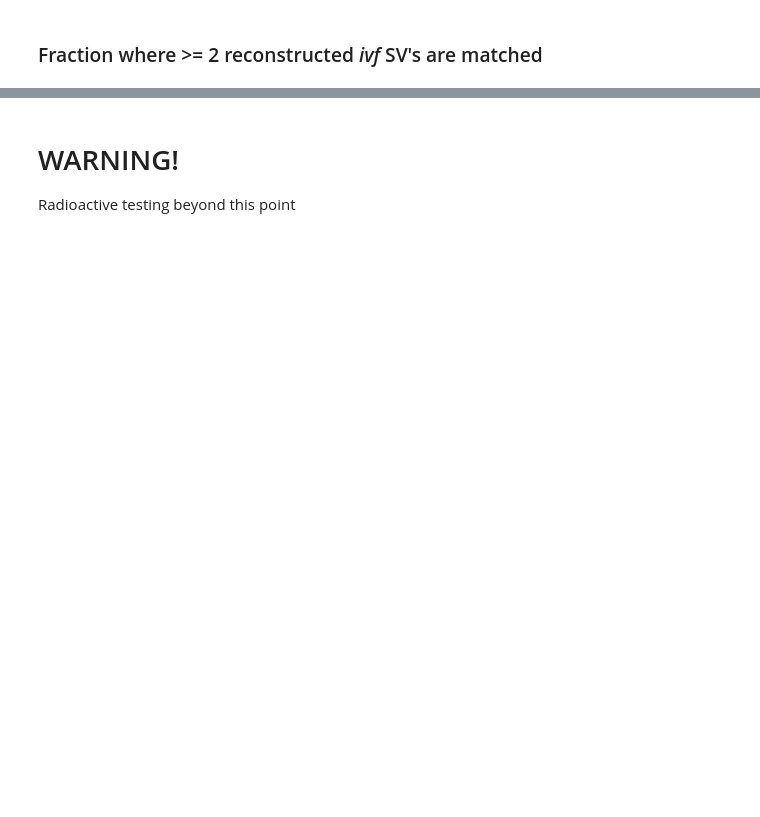
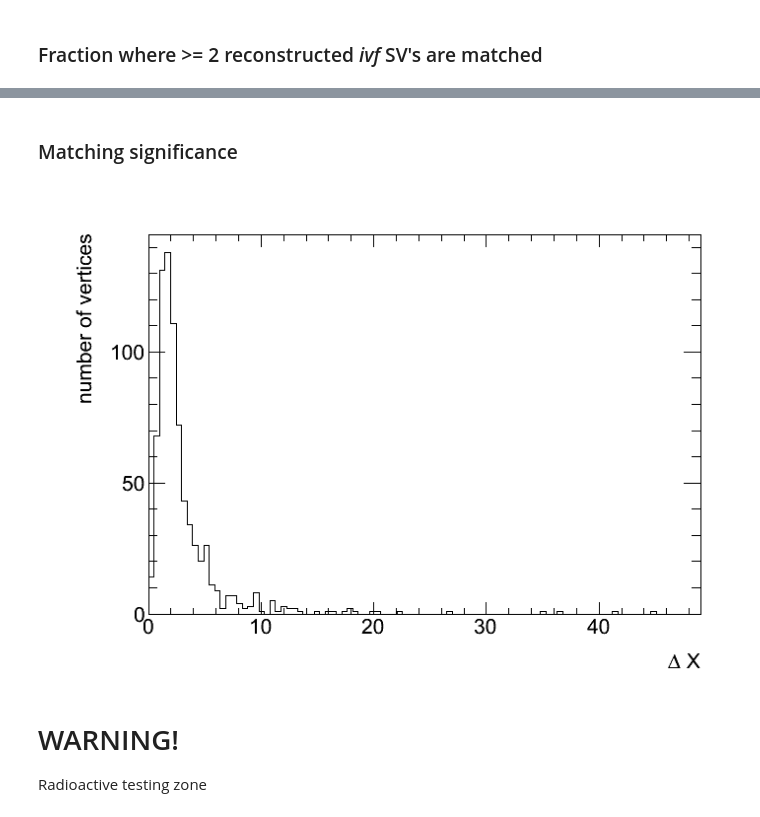
Before and after one commit to HeinerTholen/BTagDeltaR, a Jupyter notebook: Testing/python/iPyFwLite.ipynb, the cells around one changed output, grey strips where cells are left out. Drawn from its saved outputs; the diff is of its cells as text; code cells hidden in the pictures; blank space fills up the shorter version.

Commit message:
first running version with ellipsoid matching

```diff
--- a/Testing/python/iPyFwLite.ipynb
+++ b/Testing/python/iPyFwLite.ipynb
@@ -64,6 +86,11 @@ fs.MatchedIvfSV = ROOT.TH1D(
     ";min #DeltaR between final B's;number of events",
     16, 0., 0.8
 )
+fs.CovHistoIVF = ROOT.TH1D(
+    "MatchingSignificanceDistance",
+    ";#Delta X;number of vertices",
+    100, 0., -1.
+)
 # %% [markdown]
 ## Eventloop
 # %%
@@ -128,6 +169,12 @@ mkgrph(fs.MatchedIvfSV, fs.MinDeltaR)
+# %% [markdown]
+### Matching significance
+# %%
+fs.CovHistoIVF
+# %% [output]
+[figure, added]
 # %% [markdown]
 # WARNING!
-Radioactive testing beyond this point
+Radioactive testing zone
 # %%
 event = next(events)
 event.getByLabel("MyAk7PFInclusiveSecondaryVertexFinderTagInfos", h_sv_ivf)
```
Also changed, not shown: parts of 12 cells of this notebook.
